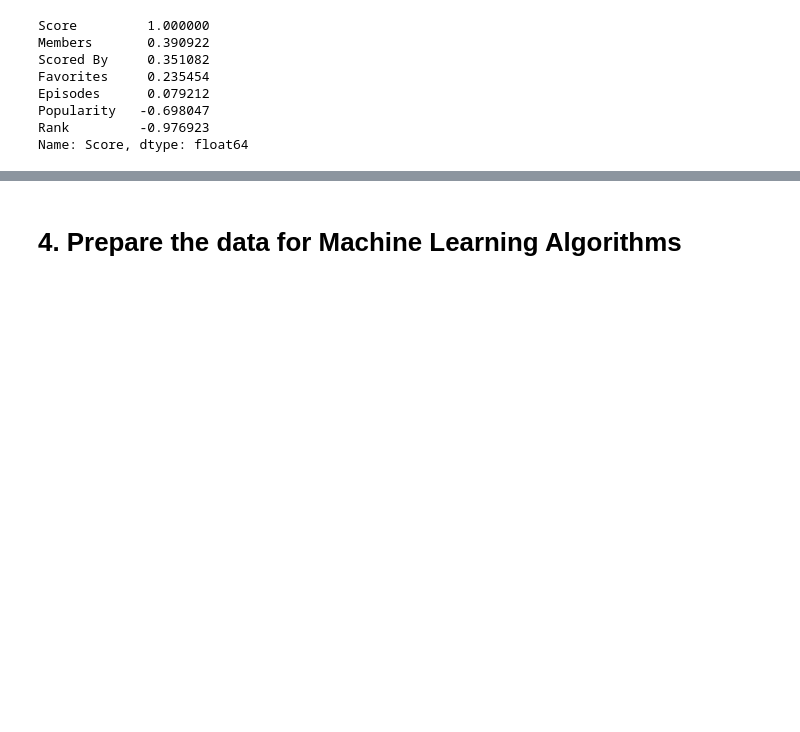
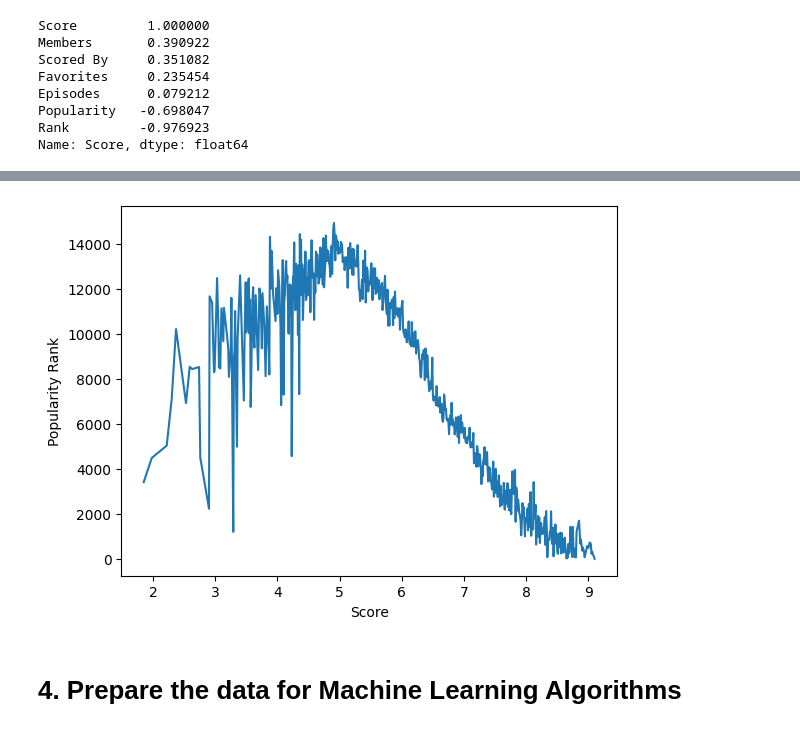
Before and after one commit to Threegoldsqwq/Machine_Learning_Anime_Recommendation, a Jupyter notebook: Animes_Analysis.ipynb, the cells around one changed output, grey strips where cells are left out. Cells and saved outputs as stored; diff of their text form; code cells hidden in the pictures; blank space fills up the shorter version.

```diff
--- a/Animes_Analysis.ipynb
+++ b/Animes_Analysis.ipynb
@@ -417,4 +425,8 @@ Name: Score, dtype: float64
 # %%
 #plot Episodes vs. Popularity
 
-g = sns.lineplot(x="Episodes", y="Popularity", data=animes, errorbar=None)
+g = sns.lineplot(x="Score", y="Popularity", data=animes, errorbar=None)
+plt.ylabel("Popularity Rank")
+plt.show()
+# %% [output]
+[figure, added]
```
Also changed, not shown: parts of 26 cells of this notebook.
